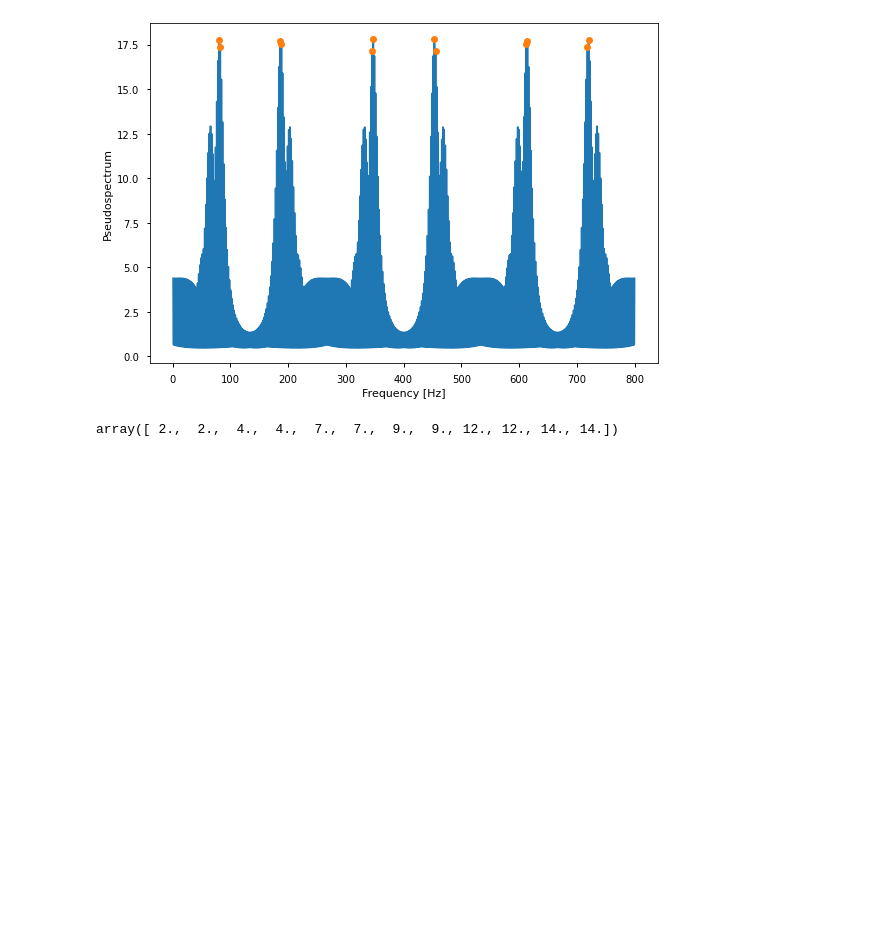
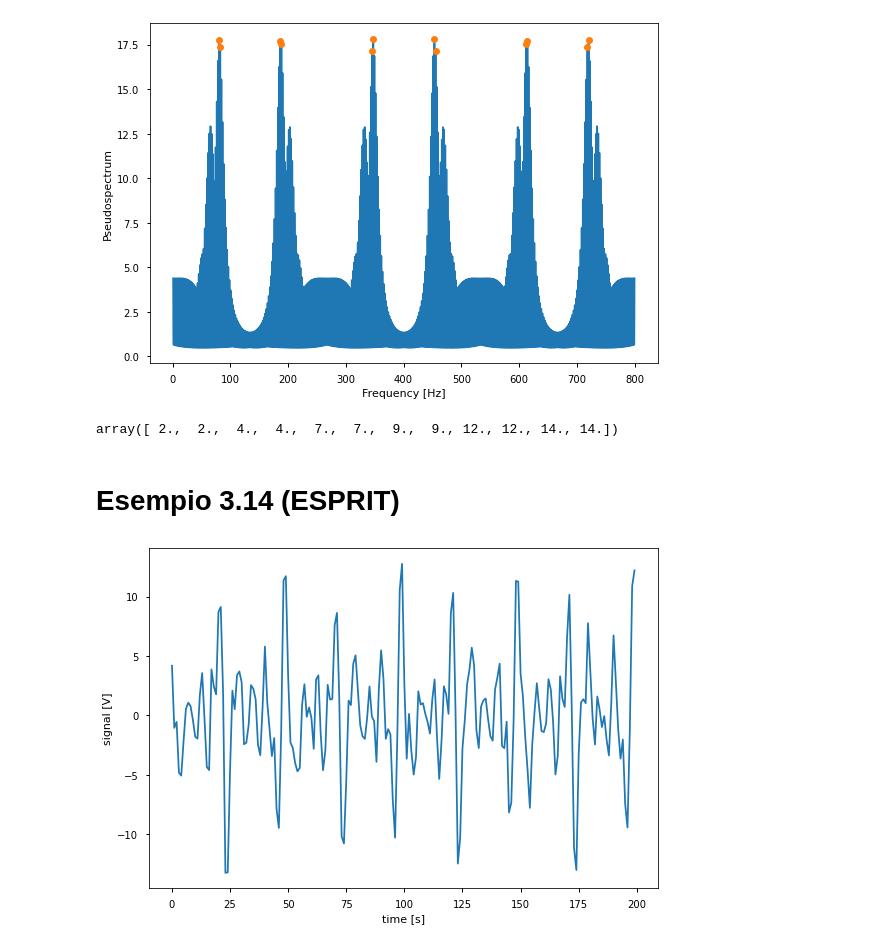
Before and after one commit to andreafeletto/music-vs-esprit, a Jupyter notebook: tesi.ipynb, the cells around one changed output. Cells and saved outputs as stored; diff of their text form; code cells hidden in the pictures; blank space fills up the shorter version.

Commit message:
esempio 3.14

```diff
--- a/tesi.ipynb
+++ b/tesi.ipynb
@@ -257,3 +255,26 @@ harmonic_numbers = est_omegas / (2 * np.pi * 50)
 np.sort(np.around(harmonic_numbers))
 # %% [output]
 array([ 2.,  2.,  4.,  4.,  7.,  7.,  9.,  9., 12., 12., 14., 14.])
+# %% [markdown]
+# Esempio 3.14 (ESPRIT)
+# %%
+dampings = pd.read_csv('./scaled-damping-factors.csv', index_col='number')
+
+signal = noise.copy()
+
+harmonic_numbers = np.arange(3, 14, 2)
+
+for n in harmonic_numbers:
+    amp = magnitudes.typical[n]
+    damp = dampings['3.14'][n] / sampling_freq
+    omega = 2 * np.pi * n * power_freq / sampling_freq
+    phase = phases['3.8'][n]
+    signal += amp * np.exp(-damp * time) * np.cos(omega * time + phase)
+
+fig, ax = plt.subplots()
+ax.plot(time, signal)
+ax.set_xlabel('time [s]')
+ax.set_ylabel('signal [V]')
+fig.tight_layout()
+# %% [output]
+[figure, added]
```
Also changed, not shown: parts of 16 cells of this notebook, 1 other file.
